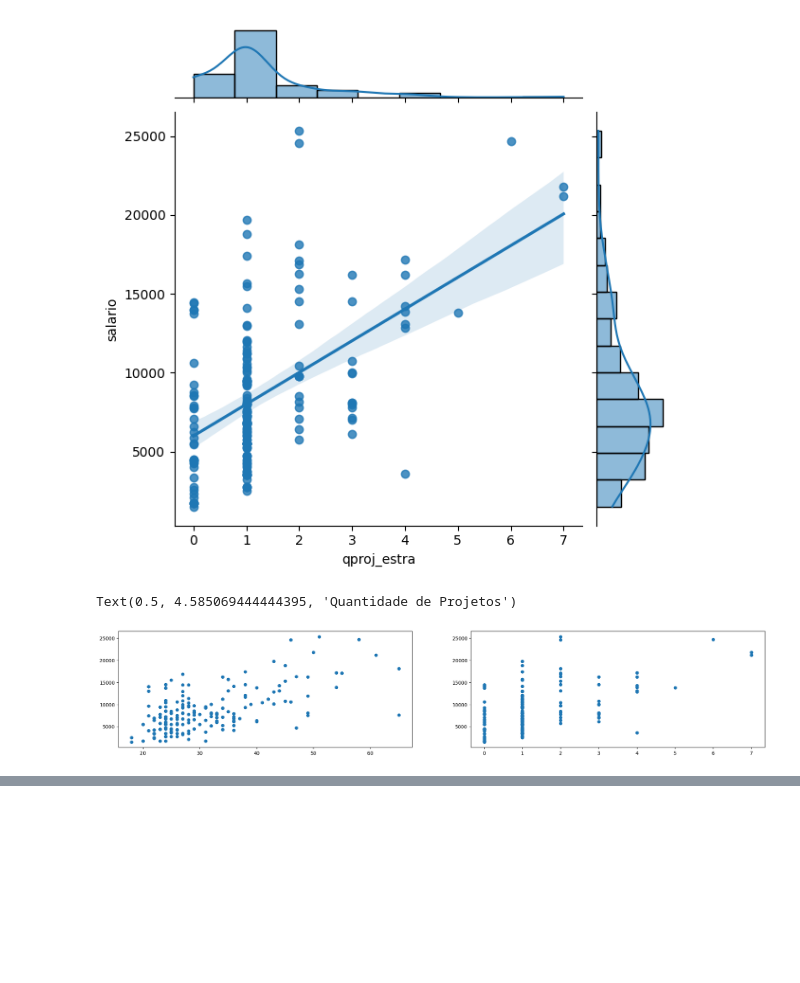
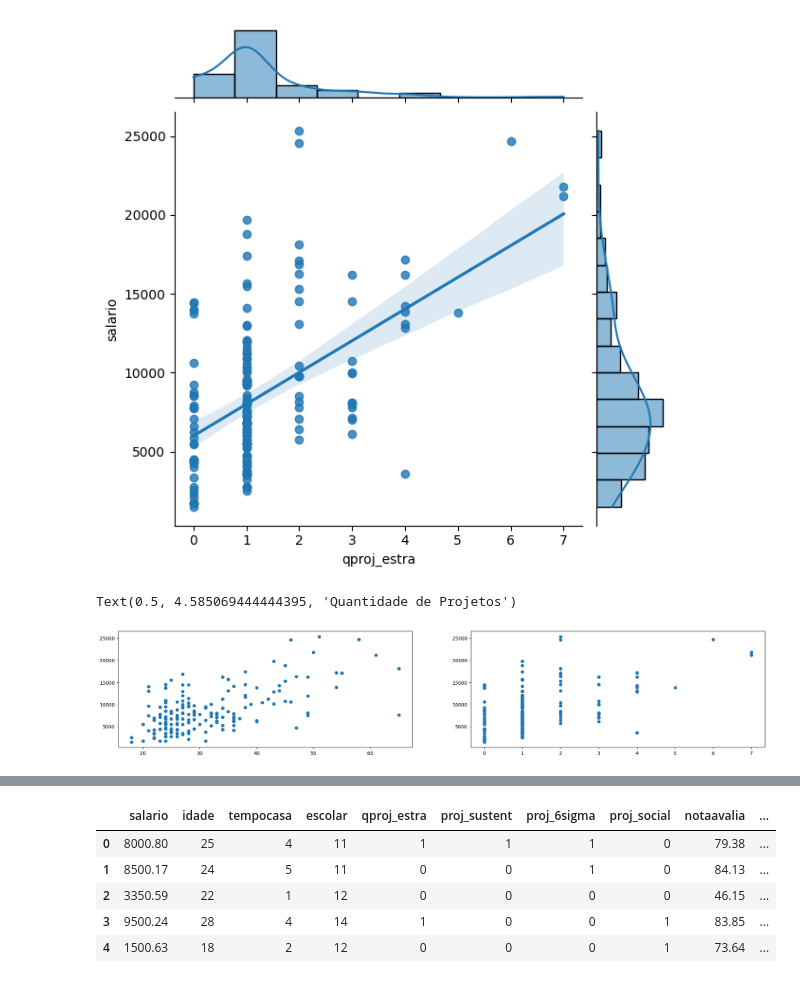
Before and after one commit to ghedin-alison/conceitos_ia, a Jupyter notebook: trabalho/analise_salario.ipynb, the cells around one changed output, grey strips where cells are left out. Saved outputs shown, nothing was run; the diff lists cells and outputs as text; code cells hidden in the pictures; blank space fills up the shorter version.

```diff
--- a/trabalho/analise_salario.ipynb
+++ b/trabalho/analise_salario.ipynb
@@ -334,0 +370,7 @@ Text(0.5, 4.585069444444395, 'Quantidade de Projetos')
+# %%
+# Teste do qui-quadrado
+Q1 =  np.percentile(salarios['salario'], 25)
+Q2 =  np.percentile(salarios['salario'], 50)
+Q3 =  np.percentile(salarios['salario'], 75)
+maximo = max(salarios['salario'])
+print(Q1, Q2, Q3, maximo)
@@ -334,0 +379,5 @@ Text(0.5, 4.585069444444395, 'Quantidade de Projetos')
+# %%
+salarios.loc[(salarios.salario >= 0) & (salarios.salario <= Q1), 'fx_salarial']=1.0
+salarios.loc[(salarios.salario > Q1) & (salarios.salario <= Q2), 'fx_salarial']=2.0
+salarios.loc[(salarios.salario > Q2) & (salarios.salario <=Q3), 'fx_salarial']=3.0
+salarios.loc[(salarios.salario > Q3) & (salarios.salario <= maximo), 'fx_salarial']=4.0
@@ -334,0 +404,9 @@ Text(0.5, 4.585069444444395, 'Quantidade de Projetos')
+# %%
+salarios.head()
+# %% [output]
+|  | salario | idade | tempocasa | escolar | qproj_estra | proj_sustent | proj_6sigma | proj_social | notaavalia | ... |
+| 0 | 8000.80 | 25 | 4 | 11 | 1 | 1 | 1 | 0 | 79.38 | ... |
+| 1 | 8500.17 | 24 | 5 | 11 | 0 | 0 | 1 | 0 | 84.13 | ... |
+| 2 | 3350.59 | 22 | 1 | 12 | 0 | 0 | 0 | 0 | 46.15 | ... |
+| 3 | 9500.24 | 28 | 4 | 14 | 1 | 0 | 0 | 1 | 83.85 | ... |
+| 4 | 1500.63 | 18 | 2 | 12 | 0 | 0 | 0 | 1 | 73.64 | ... |
```
Also changed, not shown: parts of 33 cells of this notebook, 1 other file.
